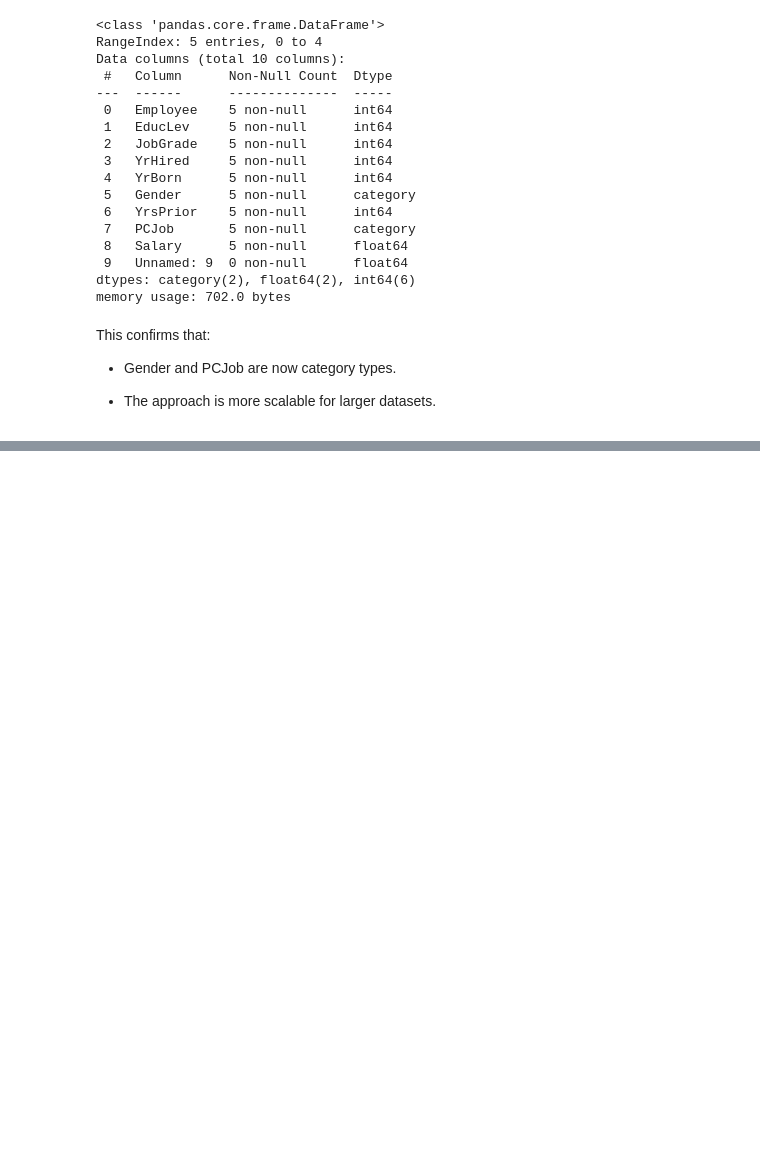
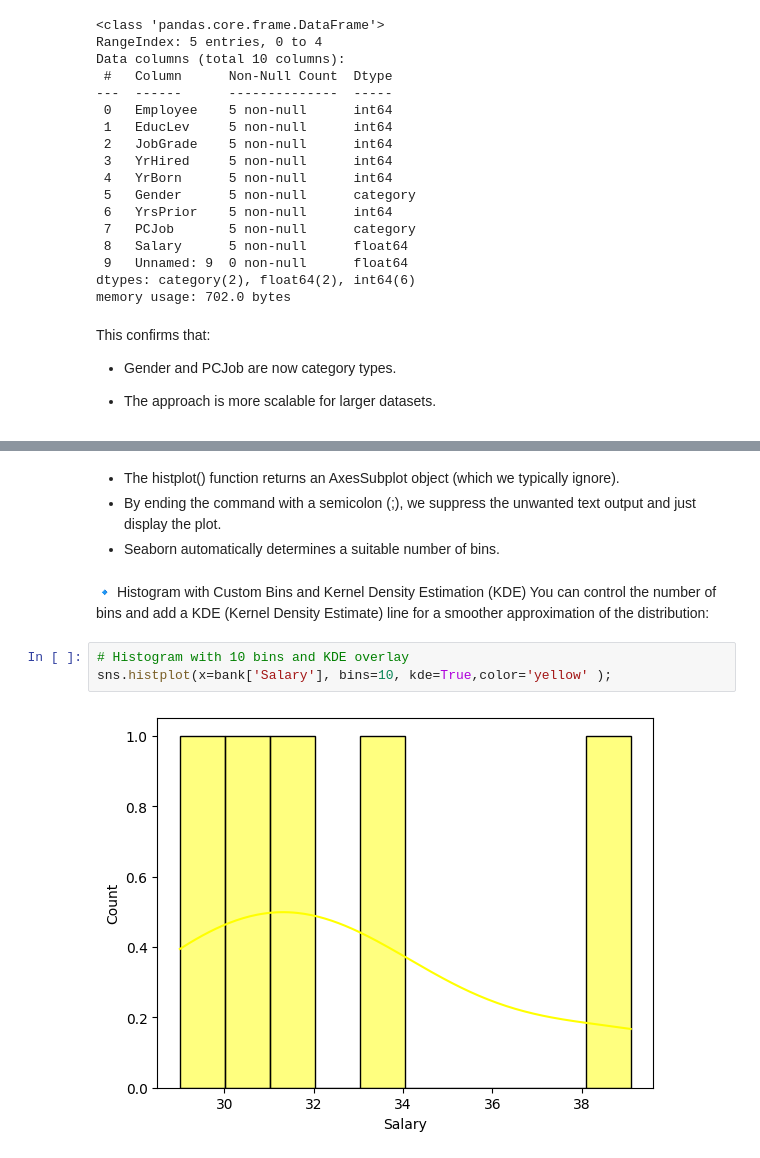
Before and after one commit to Aishaamalik/Data-Analysis-Intern, a Jupyter notebook: week_0.ipynb, the cells around one changed output, grey strips where cells are left out. Cells and saved outputs as stored; diff of their text form; blank space fills up the shorter version.

```diff
--- a/week_0.ipynb
+++ b/week_0.ipynb
@@ -287,0 +362,14 @@ This confirms that:
+# %% [markdown]
+
+
+*   The histplot() function returns an AxesSubplot object (which we typically ignore).
+*   By ending the command with a semicolon (;), we suppress the unwanted text output and just display the plot.
+*   Seaborn automatically determines a suitable number of bins.
+# %% [markdown]
+🔹 Histogram with Custom Bins and Kernel Density Estimation (KDE)
+You can control the number of bins and add a KDE (Kernel Density Estimate) line for a smoother approximation of the distribution:
+# %%
+# Histogram with 10 bins and KDE overlay
+sns.histplot(x=bank['Salary'], bins=10, kde=True,color='yellow' );
+# %% [output]
+[figure, added]
```
Also changed, not shown: parts of 28 cells of this notebook.
